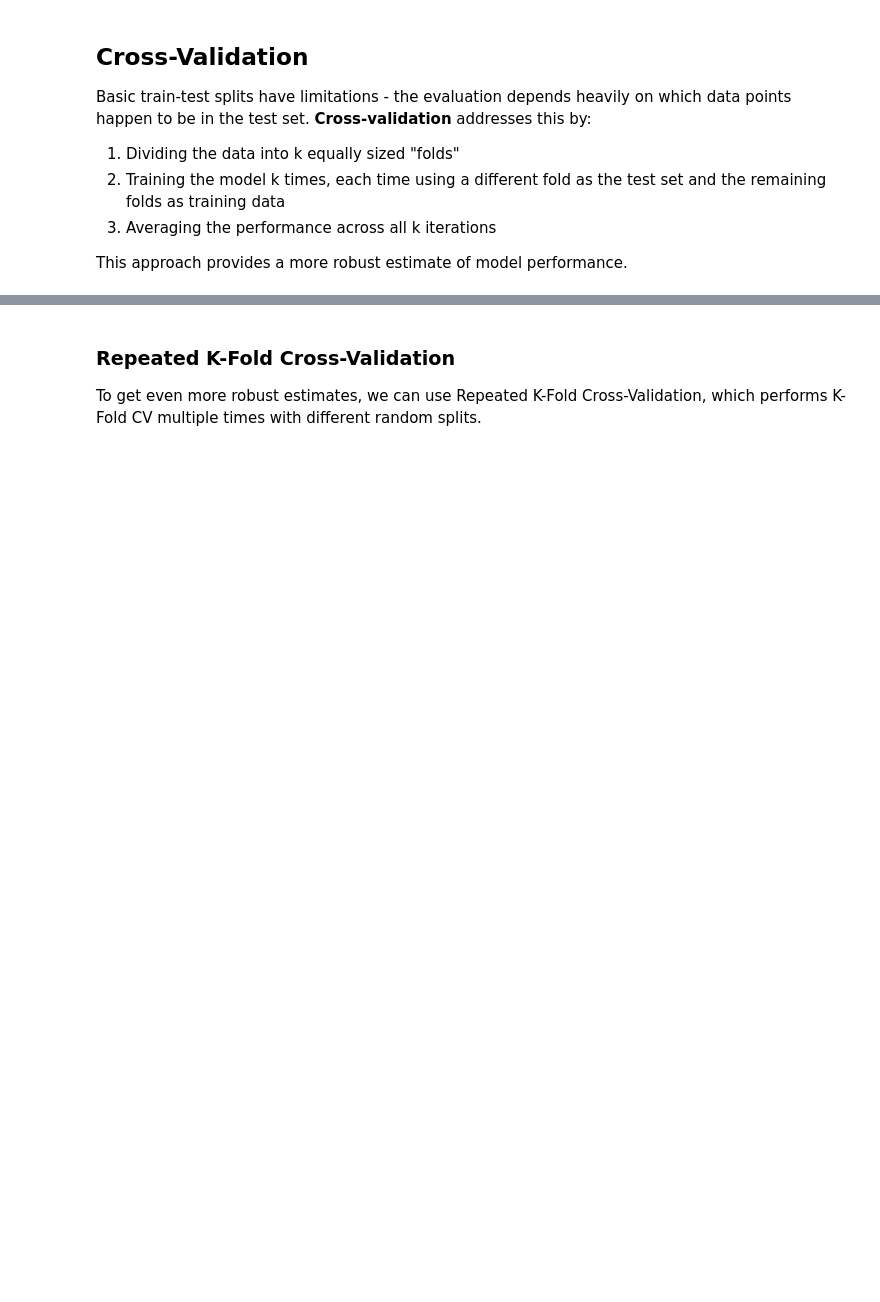
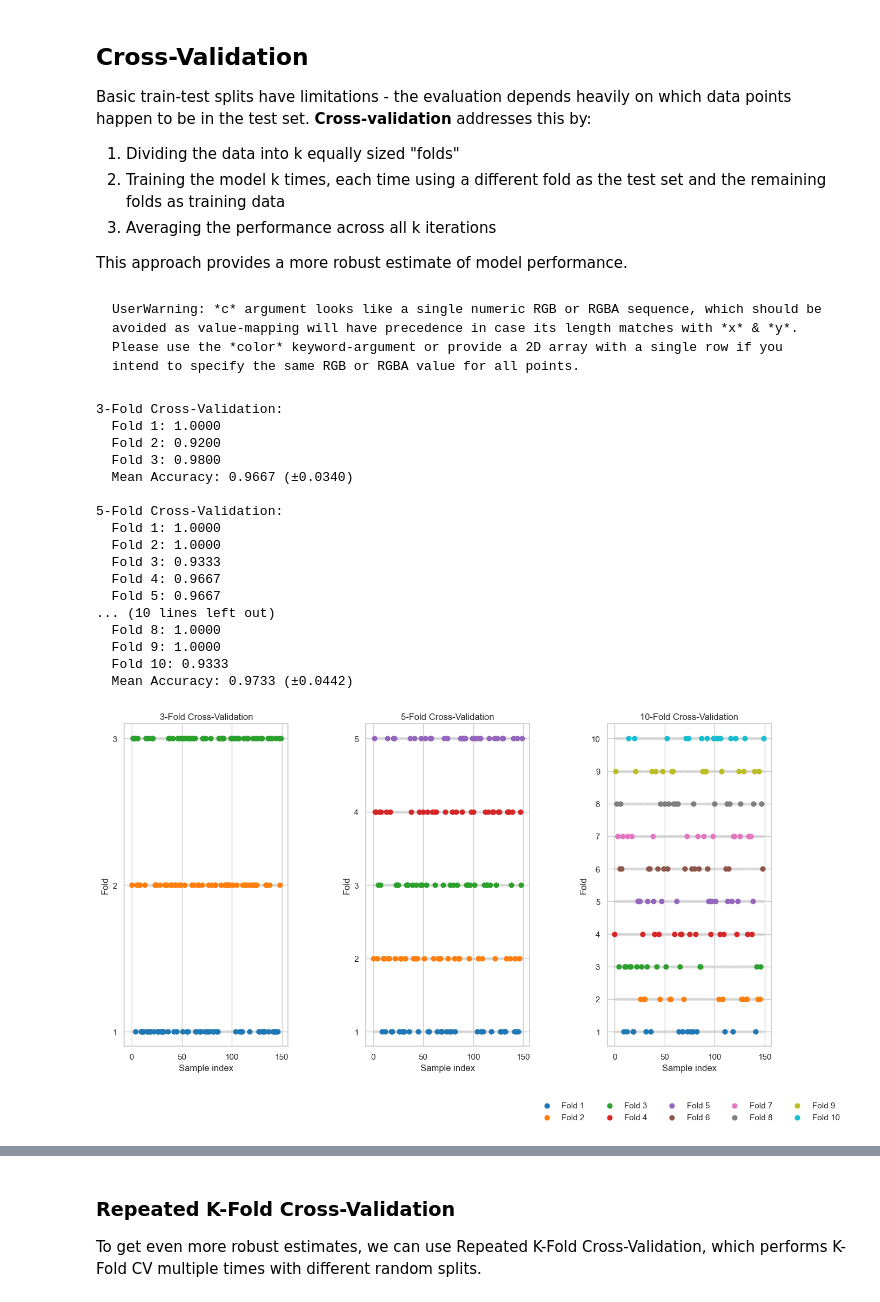
Before and after one commit to pavelklos/ai-ml, a Jupyter notebook: 2-ML/02-01-03.ipynb, the cells around one changed output, grey strips where cells are left out. Cells and saved outputs as stored; diff of their text form; code cells hidden in the pictures; blank space fills up the shorter version.

````diff
--- a/2-ML/02-01-03.ipynb
+++ b/2-ML/02-01-03.ipynb
@@ -248,3 +422,75 @@ plt.show()
+# %% [markdown]
+```
+UserWarning: *c* argument looks like a single numeric RGB or RGBA sequence, which should be avoided as value-mapping will have precedence in case its length matches with *x* & *y*.  Please use the *color* keyword-argument or provide a 2D array with a single row if you intend to specify the same RGB or RGBA value for all points.
+```
+# %%
+# Implement k-fold cross-validation
+k_values = [3, 5, 10]
+model = LogisticRegression(max_iter=200)
+
+plt.figure(figsize=(14, 8))
+
+for i, k in enumerate(k_values):
+    # Create a KFold cross-validator
+    kf = KFold(n_splits=k, shuffle=True, random_state=42)
+
+    # Keep track of all fold scores
+    fold_scores = []
+
+    # Plot the data splits
+    plt.subplot(1, 3, i+1)
+    plt.title(f"{k}-Fold Cross-Validation")
+
+    # Create a color map for the folds
+    cmap = plt.cm.tab10
+
+    for j, (train_idx, test_idx) in enumerate(kf.split(X)):
+        # Train the model
+        X_train_fold, X_test_fold = X.iloc[train_idx], X.iloc[test_idx]
+        y_train_fold, y_test_fold = y.iloc[train_idx], y.iloc[test_idx]
+
+        model.fit(X_train_fold, y_train_fold)
+        y_pred = model.predict(X_test_fold)
+        score = accuracy_score(y_test_fold, y_pred)
+        fold_scores.append(score)
+
+        # Visualize the fold
+        plt.scatter(range(len(X)), [j+1] * len(X), c='lightgray', s=10, alpha=0.3)
+        plt.scatter(test_idx, [j+1] * len(test_idx), color=cmap(j % 10), s=40, label=f"Fold {j+1}")
+
+    # Print the fold scores
+    print(f"\n{k}-Fold Cross-Validation:")
+    for j, score in enumerate(fold_scores):
+        print(f"  Fold {j+1}: {score:.4f}")
+    print(f"  Mean Accuracy: {np.mean(fold_scores):.4f} (±{np.std(fold_scores):.4f})")
+
+    plt.yticks(range(1, k+1))
+    plt.xlabel("Sample index")
+    plt.ylabel("Fold")
+    if i == 2:  # Only show legend for the last plot
+        plt.legend(loc='upper center', bbox_to_anchor=(0.5, -0.15), ncol=5)
+
+plt.tight_layout()
+plt.show()
+# %% [output]
+3-Fold Cross-Validation:
+  Fold 1: 1.0000
+  Fold 2: 0.9200
+  Fold 3: 0.9800
+  Mean Accuracy: 0.9667 (±0.0340)
+
+5-Fold Cross-Validation:
+  Fold 1: 1.0000
+  Fold 2: 1.0000
+  Fold 3: 0.9333
+  Fold 4: 0.9667
+  Fold 5: 0.9667
+... (10 lines left out)
+  Fold 8: 1.0000
+  Fold 9: 1.0000
+  Fold 10: 0.9333
+  Mean Accuracy: 0.9733 (±0.0442)
+[figure, added]
 # %%
 # Using cross_val_score for simpler execution
 cv_results = {}
````
Also changed, not shown: parts of 30 cells of this notebook.
